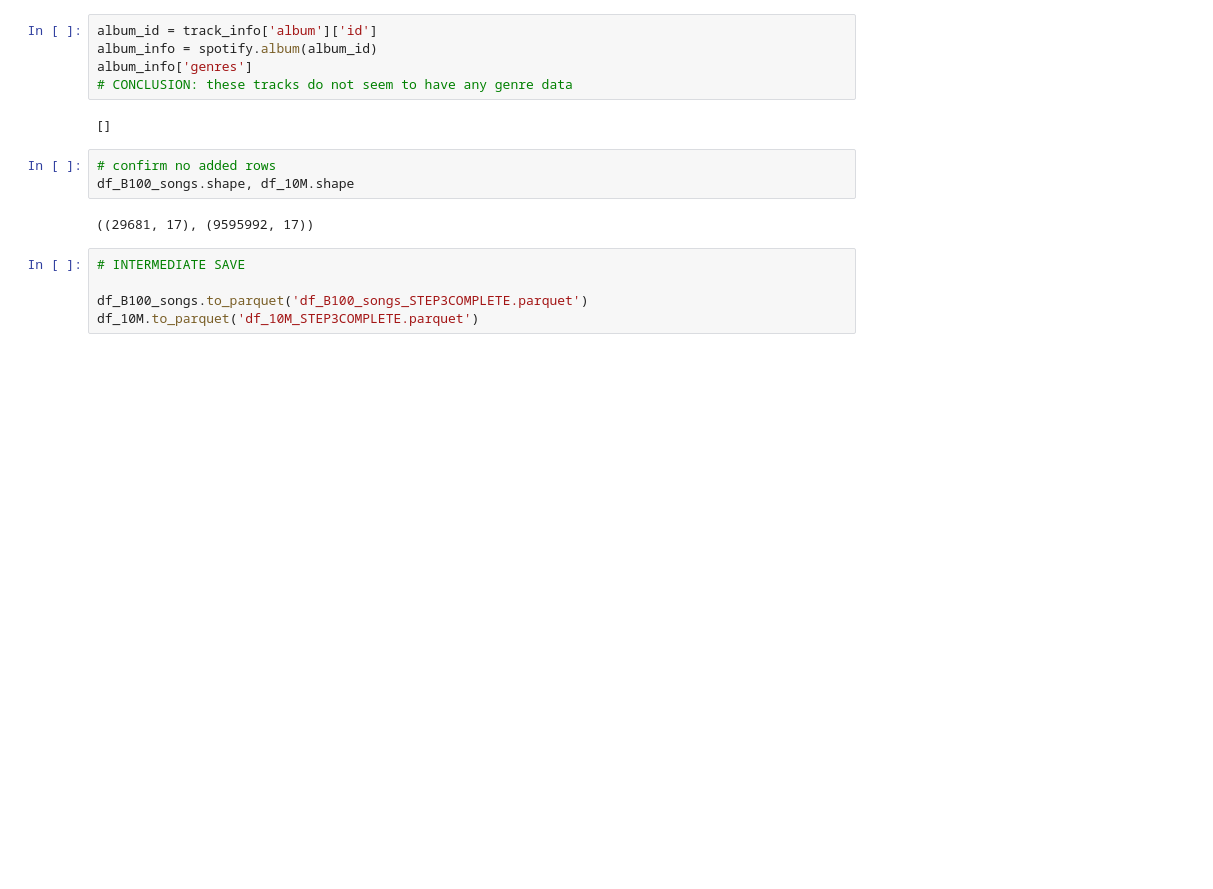
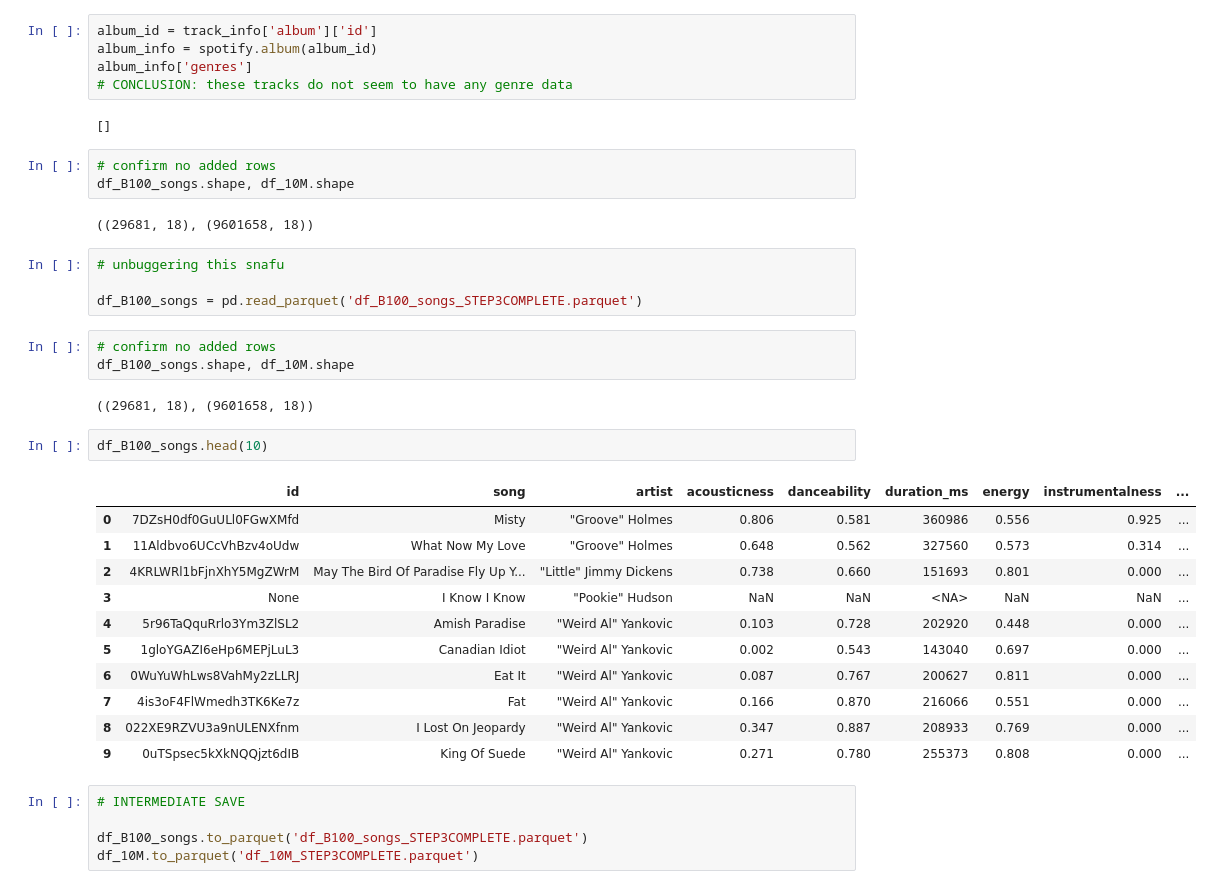
Before and after one commit to KevinCarr42/Billboard-100-Audio-Feature-Analytics, a Jupyter notebook: Kevin 820 2. Data Optimisation and Added Features.ipynb, the cells around one changed output. Drawn from its saved outputs; the diff is of its cells as text; blank space fills up the shorter version.

```diff
--- a/Kevin 820 2. Data Optimisation and Added Features.ipynb
+++ b/Kevin 820 2. Data Optimisation and Added Features.ipynb
@@ -900,11 +900,34 @@ album_info['genres']
 # CONCLUSION: these tracks do not seem to have any genre data
 # %% [output]
 []
-# %%
-# confirm no added rows
-df_B100_songs.shape, df_10M.shape
-# %% [output]
-((29681, 17), (9595992, 17))
+# %%
+# confirm no added rows
+df_B100_songs.shape, df_10M.shape
+# %% [output]
+((29681, 18), (9601658, 18))
+# %%
+# unbuggering this snafu
+
+df_B100_songs = pd.read_parquet('df_B100_songs_STEP3COMPLETE.parquet')
+# %%
+# confirm no added rows
+df_B100_songs.shape, df_10M.shape
+# %% [output]
+((29681, 18), (9601658, 18))
+# %%
+df_B100_songs.head(10)
+# %% [output]
+|  | id | song | artist | acousticness | danceability | duration_ms | energy | instrumentalness | ... |
+| 0 | 7DZsH0df0GuULl0FGwXMfd | Misty | "Groove" Holmes | 0.806 | 0.581 | 360986 | 0.556 | 0.925 | ... |
+| 1 | 11Aldbvo6UCcVhBzv4oUdw | What Now My Love | "Groove" Holmes | 0.648 | 0.562 | 327560 | 0.573 | 0.314 | ... |
+| 2 | 4KRLWRl1bFjnXhY5MgZWrM | May The Bird Of Paradise Fly Up Y... | "Little" Jimmy Dickens | 0.738 | 0.660 | 151693 | 0.801 | 0.000 | ... |
+| 3 | None | I Know I Know | "Pookie" Hudson | NaN | NaN | <NA> | NaN | NaN | ... |
+| 4 | 5r96TaQquRrlo3Ym3ZlSL2 | Amish Paradise | "Weird Al" Yankovic | 0.103 | 0.728 | 202920 | 0.448 | 0.000 | ... |
+| 5 | 1gloYGAZI6eHp6MEPjLuL3 | Canadian Idiot | "Weird Al" Yankovic | 0.002 | 0.543 | 143040 | 0.697 | 0.000 | ... |
+| 6 | 0WuYuWhLws8VahMy2zLLRJ | Eat It | "Weird Al" Yankovic | 0.087 | 0.767 | 200627 | 0.811 | 0.000 | ... |
+| 7 | 4is3oF4FlWmedh3TK6Ke7z | Fat | "Weird Al" Yankovic | 0.166 | 0.870 | 216066 | 0.551 | 0.000 | ... |
+| 8 | 022XE9RZVU3a9nULENXfnm | I Lost On Jeopardy | "Weird Al" Yankovic | 0.347 | 0.887 | 208933 | 0.769 | 0.000 | ... |
+| 9 | 0uTSpsec5kXkNQQjzt6dIB | King Of Suede | "Weird Al" Yankovic | 0.271 | 0.780 | 255373 | 0.808 | 0.000 | ... |
 # %%
 # INTERMEDIATE SAVE
 
```
Also changed, not shown: parts of 61 cells of this notebook.
